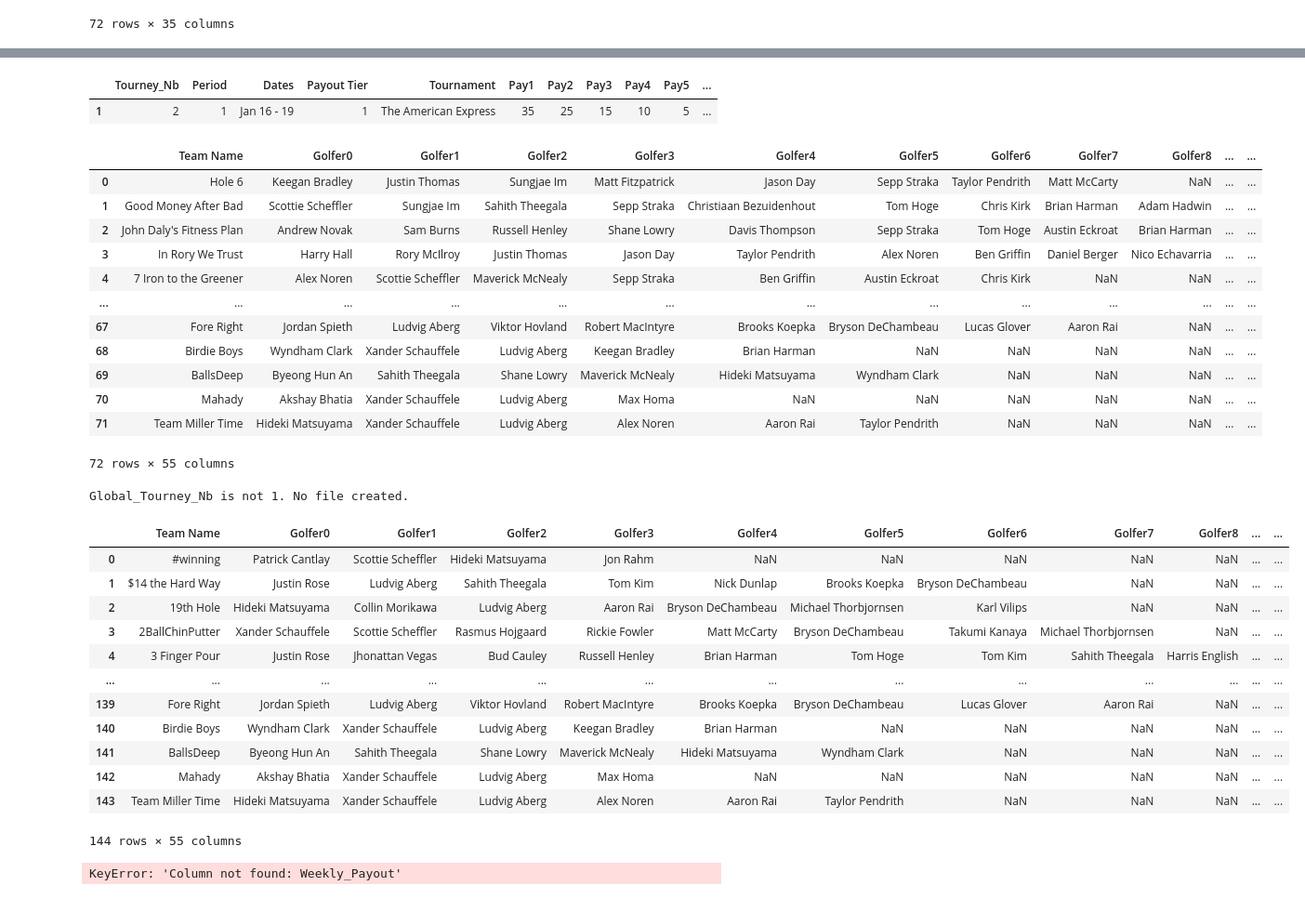
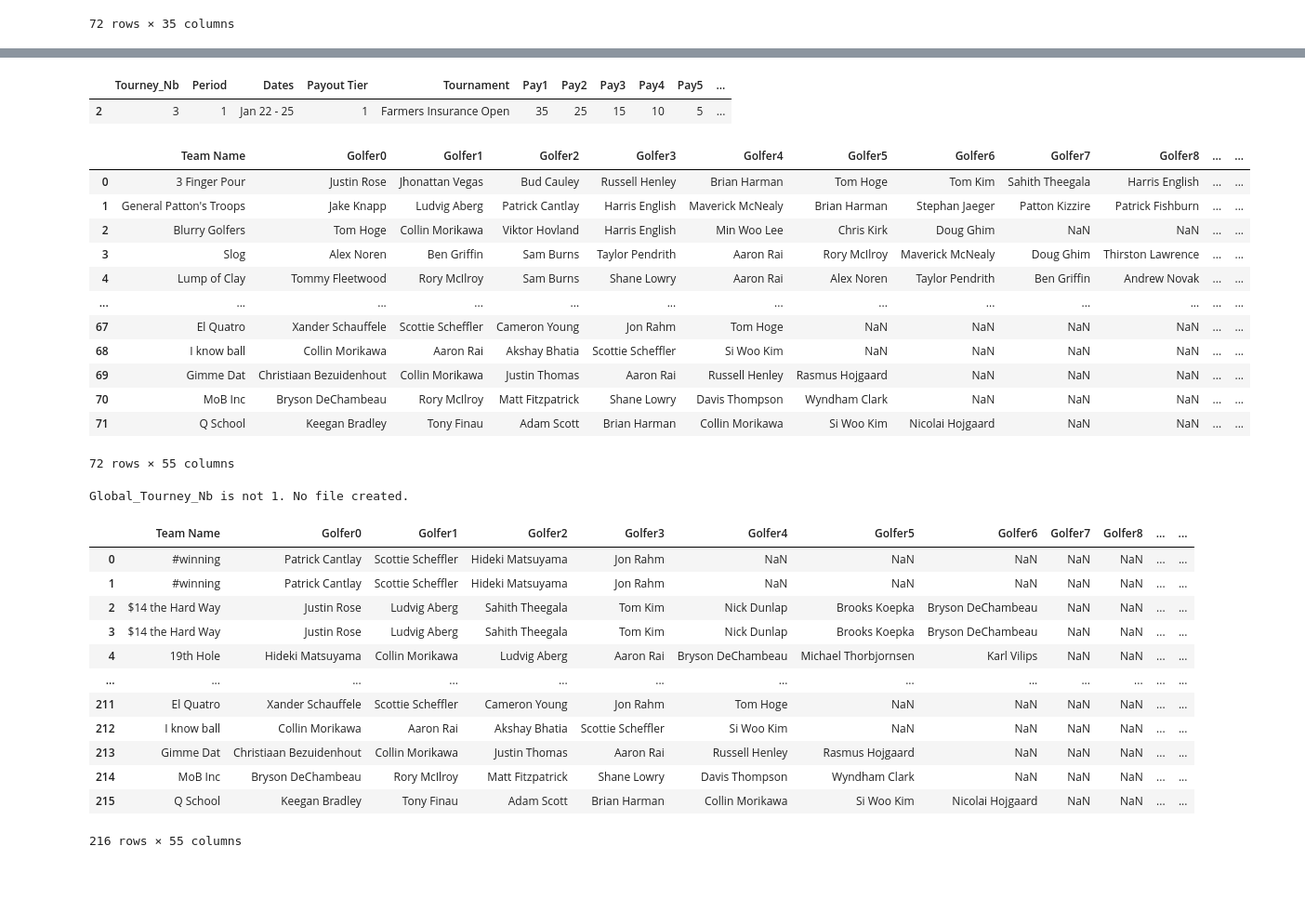
Before and after one commit to brianrexing/brianrexing.github.io, a Jupyter notebook: Calc Weekly Earnings.ipynb, the cells around one changed output, grey strips where cells are left out. Shown at 93% size. Saved outputs shown, nothing was run; the diff lists cells and outputs as text; code cells hidden in the pictures.

```diff
--- a/Calc Weekly Earnings.ipynb
+++ b/Calc Weekly Earnings.ipynb
@@ -9,17 +10,18 @@ import pandas as pd
 # %%
-Global_Team_Cnt = 72
 # read in pga earnings from ESPN.  Use df[1] when there is a playoff, else use df[0]
 # Set global variable on what tourney_nb we are working on
 
 # Global_Tourney_Nb = 1
 # df = pd.read_html('https://www.espn.com/golf/leaderboard?tournamentId=401703490')
 # pga_results = df[1]
-Global_Tourney_Nb = 2
-df = pd.read_html('https://www.espn.com/golf/leaderboard?tournamentId=401703491')
+
+# Global_Tourney_Nb = 2
+# df = pd.read_html('https://www.espn.com/golf/leaderboard?tournamentId=401703491')
+# pga_results = df[0]
+
+Global_Tourney_Nb = 3
+df = pd.read_html('https://www.espn.com/golf/leaderboard?tournamentId=401703492')
 pga_results = df[0]
-# Global_Tourney_Nb = 3
-# df = pd.read_html('https://www.espn.com/golf/leaderboard?tournamentId=401703492')
-# pga_results = df[0]
 
 pga_results['EARNINGS'] = pga_results['EARNINGS'].str.replace(r'[\$,]', '', regex=True)
 pga_results['EARNINGS'] = pd.to_numeric(pga_results['EARNINGS'], errors='coerce').fillna(0)
@@ -191,7 +193,7 @@ cur_tourney = tourneys[tourneys['Tourney_Nb'] == Global_Tourney_Nb]
 cur_tourney
 # %% [output]
 |  | Tourney_Nb | Period | Dates | Payout Tier | Tournament | Pay1 | Pay2 | Pay3 | Pay4 | Pay5 | ... |
-| 1 | 2 | 1 | Jan 16 - 19 | 1 | The American Express | 35 | 25 | 15 | 10 | 5 | ... |
+| 2 | 3 | 1 | Jan 22 - 25 | 1 | Farmers Insurance Open | 35 | 25 | 15 | 10 | 5 | ... |
 # %%
 tourney_results = pd.merge(rosters, cur_tourney, left_on='Tourney_Nb', right_on='Tourney_Nb', how='inner')
 # Add the 'tourney_rank' column based on the ranking of 'Earn_Sum_Tourney'
@@ -223,17 +225,17 @@ tourney_results['weekly_payout'] = tourney_results['pay_sum'] / (tourney_results
 tourney_results
 # %% [output]
 |  | Team Name | Golfer0 | Golfer1 | Golfer2 | Golfer3 | Golfer4 | Golfer5 | Golfer6 | Golfer7 | Golfer8 | ... | ... |
-| 0 | Hole 6 | Keegan Bradley | Justin Thomas | Sungjae Im | Matt Fitzpatrick | Jason Day | Sepp Straka | Taylor Pendrith | Matt McCarty | NaN | ... | ... |
-| 1 | Good Money After Bad | Scottie Scheffler | Sungjae Im | Sahith Theegala | Sepp Straka | Christiaan Bezuidenhout | Tom Hoge | Chris Kirk | Brian Harman | Adam Hadwin | ... | ... |
-| 2 | John Daly's Fitness Plan | Andrew Novak | Sam Burns | Russell Henley | Shane Lowry | Davis Thompson | Sepp Straka | Tom Hoge | Austin Eckroat | Brian Harman | ... | ... |
-| 3 | In Rory We Trust | Harry Hall | Rory McIlroy | Justin Thomas | Jason Day | Taylor Pendrith | Alex Noren | Ben Griffin | Daniel Berger | Nico Echavarria | ... | ... |
-| 4 | 7 Iron to the Greener | Alex Noren | Scottie Scheffler | Maverick McNealy | Sepp Straka | Ben Griffin | Austin Eckroat | Chris Kirk | NaN | NaN | ... | ... |
+| 0 | 3 Finger Pour | Justin Rose | Jhonattan Vegas | Bud Cauley | Russell Henley | Brian Harman | Tom Hoge | Tom Kim | Sahith Theegala | Harris English | ... | ... |
+| 1 | General Patton's Troops | Jake Knapp | Ludvig Aberg | Patrick Cantlay | Harris English | Maverick McNealy | Brian Harman | Stephan Jaeger | Patton Kizzire | Patrick Fishburn | ... | ... |
+| 2 | Blurry Golfers | Tom Hoge | Collin Morikawa | Viktor Hovland | Harris English | Min Woo Lee | Chris Kirk | Doug Ghim | NaN | NaN | ... | ... |
+| 3 | Slog | Alex Noren | Ben Griffin | Sam Burns | Taylor Pendrith | Aaron Rai | Rory McIlroy | Maverick McNealy | Doug Ghim | Thirston Lawrence | ... | ... |
+| 4 | Lump of Clay | Tommy Fleetwood | Rory McIlroy | Sam Burns | Shane Lowry | Aaron Rai | Alex Noren | Taylor Pendrith | Ben Griffin | Andrew Novak | ... | ... |
 | ... | ... | ... | ... | ... | ... | ... | ... | ... | ... | ... | ... | ... |
-| 67 | Fore Right | Jordan Spieth | Ludvig Aberg | Viktor Hovland | Robert MacIntyre | Brooks Koepka | Bryson DeChambeau | Lucas Glover | Aaron Rai | NaN | ... | ... |
-| 68 | Birdie Boys | Wyndham Clark | Xander Schauffele | Ludvig Aberg | Keegan Bradley | Brian Harman | NaN | NaN | NaN | NaN | ... | ... |
-| 69 | BallsDeep | Byeong Hun An | Sahith Theegala | Shane Lowry | Maverick McNealy | Hideki Matsuyama | Wyndham Clark | NaN | NaN | NaN | ... | ... |
-| 70 | Mahady | Akshay Bhatia | Xander Schauffele | Ludvig Aberg | Max Homa | NaN | NaN | NaN | NaN | NaN | ... | ... |
-| 71 | Team Miller Time | Hideki Matsuyama | Xander Schauffele | Ludvig Aberg | Alex Noren | Aaron Rai | Taylor Pendrith | NaN | NaN | NaN | ... | ... |
+| 67 | El Quatro | Xander Schauffele | Scottie Scheffler | Cameron Young | Jon Rahm | Tom Hoge | NaN | NaN | NaN | NaN | ... | ... |
+| 68 | I know ball | Collin Morikawa | Aaron Rai | Akshay Bhatia | Scottie Scheffler | Si Woo Kim | NaN | NaN | NaN | NaN | ... | ... |
+| 69 | Gimme Dat | Christiaan Bezuidenhout | Collin Morikawa | Justin Thomas | Aaron Rai | Russell Henley | Rasmus Hojgaard | NaN | NaN | NaN | ... | ... |
+| 70 | MoB Inc | Bryson DeChambeau | Rory McIlroy | Matt Fitzpatrick | Shane Lowry | Davis Thompson | Wyndham Clark | NaN | NaN | NaN | ... | ... |
+| 71 | Q School | Keegan Bradley | Tony Finau | Adam Scott | Brian Harman | Collin Morikawa | Si Woo Kim | Nicolai Hojgaard | NaN | NaN | ... | ... |
 72 rows × 55 columns
 # %%
 if Global_Tourney_Nb == 1:
@@ -246,37 +248,35 @@ Global_Tourney_Nb is not 1. No file created.
 # %%
 # read YTD Earnings Detail
 # Delete rows where 'Tourney_Nb' is equal to 'Global_Tourney_Nb'.  Do this in case I need to re-run a week
-# Append the rosters dataframe to the bottom of the ytd dataframe
+# Append the tourney_results dataframe to the bottom of the ytd dataframe
 ytd_dets = pd.read_csv('YTD_Earnings_Detail.csv')
 ytd_dets = ytd_dets[ytd_dets['Tourney_Nb'] < Global_Tourney_Nb]
-ytd_dets = pd.concat([ytd_dets, rosters],ignore_index=True)
+ytd_dets = pd.concat([ytd_dets, tourney_results],ignore_index=True)
 ytd_dets
 # %% [output]
 |  | Team Name | Golfer0 | Golfer1 | Golfer2 | Golfer3 | Golfer4 | Golfer5 | Golfer6 | Golfer7 | Golfer8 | ... | ... |
 | 0 | #winning | Patrick Cantlay | Scottie Scheffler | Hideki Matsuyama | Jon Rahm | NaN | NaN | NaN | NaN | NaN | ... | ... |
-| 1 | $14 the Hard Way | Justin Rose | Ludvig Aberg | Sahith Theegala | Tom Kim | Nick Dunlap | Brooks Koepka | Bryson DeChambeau | NaN | NaN | ... | ... |
-| 2 | 19th Hole | Hideki Matsuyama | Collin Morikawa | Ludvig Aberg | Aaron Rai | Bryson DeChambeau | Michael Thorbjornsen | Karl Vilips | NaN | NaN | ... | ... |
-| 3 | 2BallChinPutter | Xander Schauffele | Scottie Scheffler | Rasmus Hojgaard | Rickie Fowler | Matt McCarty | Bryson DeChambeau | Takumi Kanaya | Michael Thorbjornsen | NaN | ... | ... |
-| 4 | 3 Finger Pour | Justin Rose | Jhonattan Vegas | Bud Cauley | Russell Henley | Brian Harman | Tom Hoge | Tom Kim | Sahith Theegala | Harris English | ... | ... |
+| 1 | #winning | Patrick Cantlay | Scottie Scheffler | Hideki Matsuyama | Jon Rahm | NaN | NaN | NaN | NaN | NaN | ... | ... |
+| 2 | $14 the Hard Way | Justin Rose | Ludvig Aberg | Sahith Theegala | Tom Kim | Nick Dunlap | Brooks Koepka | Bryson DeChambeau | NaN | NaN | ... | ... |
+| 3 | $14 the Hard Way | Justin Rose | Ludvig Aberg | Sahith Theegala | Tom Kim | Nick Dunlap | Brooks Koepka | Bryson DeChambeau | NaN | NaN | ... | ... |
+| 4 | 19th Hole | Hideki Matsuyama | Collin Morikawa | Ludvig Aberg | Aaron Rai | Bryson DeChambeau | Michael Thorbjornsen | Karl Vilips | NaN | NaN | ... | ... |
 | ... | ... | ... | ... | ... | ... | ... | ... | ... | ... | ... | ... | ... |
-| 139 | Fore Right | Jordan Spieth | Ludvig Aberg | Viktor Hovland | Robert MacIntyre | Brooks Koepka | Bryson DeChambeau | Lucas Glover | Aaron Rai | NaN | ... | ... |
-| 140 | Birdie Boys | Wyndham Clark | Xander Schauffele | Ludvig Aberg | Keegan Bradley | Brian Harman | NaN | NaN | NaN | NaN | ... | ... |
-| 141 | BallsDeep | Byeong Hun An | Sahith Theegala | Shane Lowry | Maverick McNealy | Hideki Matsuyama | Wyndham Clark | NaN | NaN | NaN | ... | ... |
-| 142 | Mahady | Akshay Bhatia | Xander Schauffele | Ludvig Aberg | Max Homa | NaN | NaN | NaN | NaN | NaN | ... | ... |
-| 143 | Team Miller Time | Hideki Matsuyama | Xander Schauffele | Ludvig Aberg | Alex Noren | Aaron Rai | Taylor Pendrith | NaN | NaN | NaN | ... | ... |
+| 211 | El Quatro | Xander Schauffele | Scottie Scheffler | Cameron Young | Jon Rahm | Tom Hoge | NaN | NaN | NaN | NaN | ... | ... |
+| 212 | I know ball | Collin Morikawa | Aaron Rai | Akshay Bhatia | Scottie Scheffler | Si Woo Kim | NaN | NaN | NaN | NaN | ... | ... |
+| 213 | Gimme Dat | Christiaan Bezuidenhout | Collin Morikawa | Justin Thomas | Aaron Rai | Russell Henley | Rasmus Hojgaard | NaN | NaN | NaN | ... | ... |
+| 214 | MoB Inc | Bryson DeChambeau | Rory McIlroy | Matt Fitzpatrick | Shane Lowry | Davis Thompson | Wyndham Clark | NaN | NaN | NaN | ... | ... |
+| 215 | Q School | Keegan Bradley | Tony Finau | Adam Scott | Brian Harman | Collin Morikawa | Si Woo Kim | Nicolai Hojgaard | NaN | NaN | ... | ... |
-144 rows × 55 columns
+216 rows × 55 columns
 # %%
 # Sort the DataFrame by 'Team Name' and 'Tourney_Nb'
 ytd_dets = ytd_dets.sort_values(by=['Team Name', 'Tourney_Nb'], ascending=[True, True])
 
 # Calculate the running total for 'Earn_Sum_YTD' for each 'Team Name'
 ytd_dets['Earn_Sum_YTD'] = ytd_dets.groupby('Team Name')['Earn_Sum_Tourney'].cumsum()
-ytd_dets['Payout_Sum_YTD'] = ytd_dets.groupby('Team Name')['Weekly_Payout'].cumsum()
+ytd_dets['Payout_Sum_YTD'] = ytd_dets.groupby('Team Name')['weekly_payout'].cumsum()
 
 # Write out the updated ytd_earnings
 ytd_dets.to_csv('YTD_Earnings_Detail.csv', index=False)
-# %% [output]
-KeyError: 'Column not found: Weekly_Payout'
 # %%
 golfer_names = [f'Golfer{i}' for i in range(0,11)]
 df_golfers = ytd_dets[['Tourney_Nb','Team Name'] + golfer_names]
```
Also changed, not shown: parts of 3 cells of this notebook, 1 other file.
